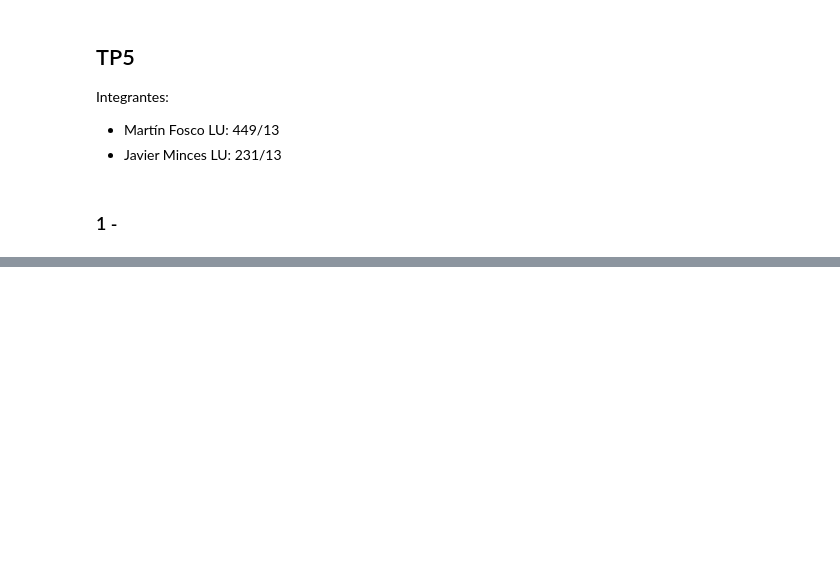
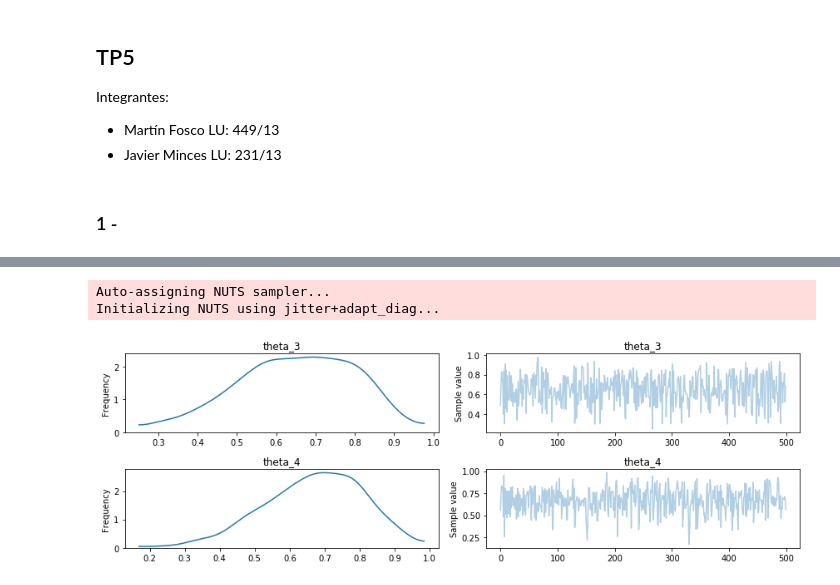
Before and after one commit to fhosen/CienciaDeDatos, a Jupyter notebook: TP5/TP5.ipynb, the cells around one changed output, grey strips where cells are left out. Cells and saved outputs as stored; diff of their text form; code cells hidden in the pictures; blank space fills up the shorter version.

```diff
--- a/TP5/TP5.ipynb
+++ b/TP5/TP5.ipynb
@@ -162,0 +150,16 @@ print get_nodes_second_largest(graph)
+# %%
+my_model = pm.Model()
+with my_model:
+    theta_3 = pm.Beta("theta_3", 4, 4)
+    theta_4 = pm.Beta("theta_4", 4, 4)
+
+    posterior_3 = pm.Binomial("posterior_3",n=3,p=theta_3,observed=3)
+    posterior_4 = pm.Binomial("posterior_4",n=4,p=theta_4,observed=4)
+
+    trace = pm.sample(500)
+    _ = pm.traceplot(trace)
+    plt.show()
+# %% [output]
+Auto-assigning NUTS sampler...
+Initializing NUTS using jitter+adapt_diag...
+[figure, added]
```
Also changed, not shown: parts of 20 cells of this notebook.
